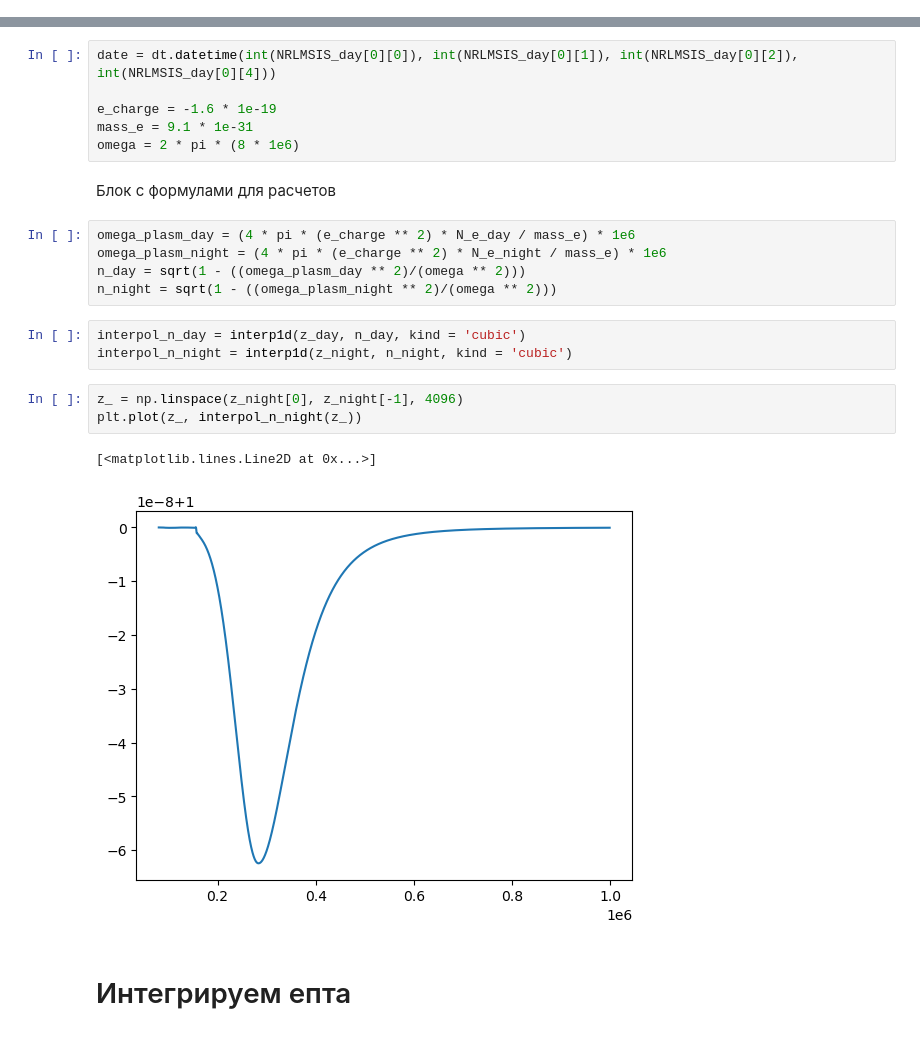
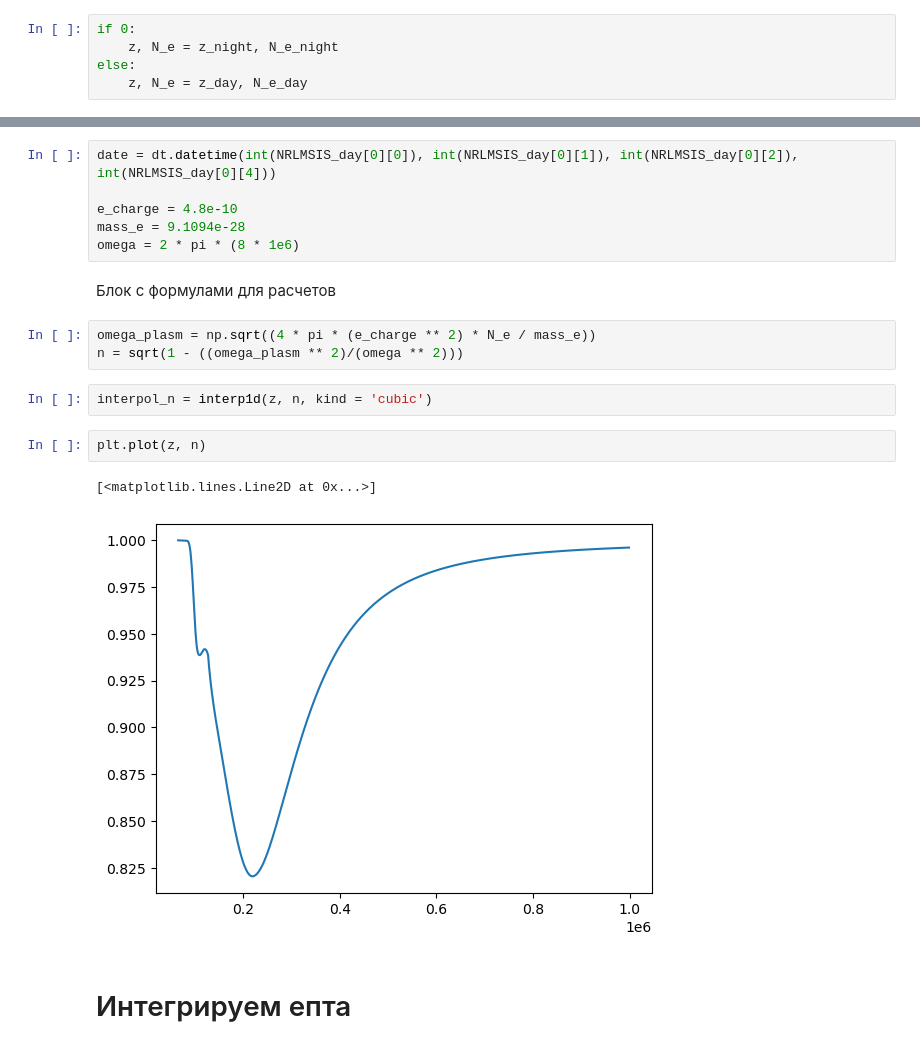
Before and after one commit to astronom-v-cube/exam_rrv, a Jupyter notebook: 5.ipynb, the cells around one changed output, grey strips where cells are left out. Cells and saved outputs as stored; diff of their text form.

```diff
--- a/5.ipynb
+++ b/5.ipynb
@@ -52,30 +52,31 @@ N_e_night = N_e_night[mask_night]
 
 z_day = z[mask_day]
 z_night = z[mask_night]
+# %%
+if 0:
+    z, N_e = z_night, N_e_night
+else:
+    z, N_e = z_day, N_e_day
 # %% [markdown]
 Блок с константами
 # %%
 date = dt.datetime(int(NRLMSIS_day[0][0]), int(NRLMSIS_day[0][1]), int(NRLMSIS_day[0][2]), int(NRLMSIS_day[0][4]))
 
-e_charge = -1.6 * 1e-19
-mass_e = 9.1 * 1e-31
+e_charge = 4.8e-10
+mass_e = 9.1094e-28
 omega = 2 * pi * (8 * 1e6)
 # %% [markdown]
 Блок с формулами для расчетов
-# %%
-omega_plasm_day = (4 * pi * (e_charge ** 2) * N_e_day / mass_e) * 1e6
-omega_plasm_night = (4 * pi * (e_charge ** 2) * N_e_night / mass_e) * 1e6
-n_day = sqrt(1 - ((omega_plasm_day ** 2)/(omega ** 2)))
-n_night = sqrt(1 - ((omega_plasm_night ** 2)/(omega ** 2)))
-# %%
-interpol_n_day = interp1d(z_day, n_day, kind = 'cubic')
-interpol_n_night = interp1d(z_night, n_night, kind = 'cubic')
-# %%
-z_ = np.linspace(z_night[0], z_night[-1], 4096)
-plt.plot(z_, interpol_n_night(z_))
-# %% [output]
-[<matplotlib.lines.Line2D at 0x...>]
-[figure, removed]
+# %%
+omega_plasm = np.sqrt((4 * pi * (e_charge ** 2) * N_e / mass_e))
+n = sqrt(1 - ((omega_plasm ** 2)/(omega ** 2)))
+# %%
+interpol_n = interp1d(z, n, kind = 'cubic')
+# %%
+plt.plot(z, n)
+# %% [output]
+[<matplotlib.lines.Line2D at 0x...>]
+[figure, added]
 # %% [markdown]
 # Интегрируем епта
 # %%
```
Also changed, not shown: parts of 5 cells of this notebook.
